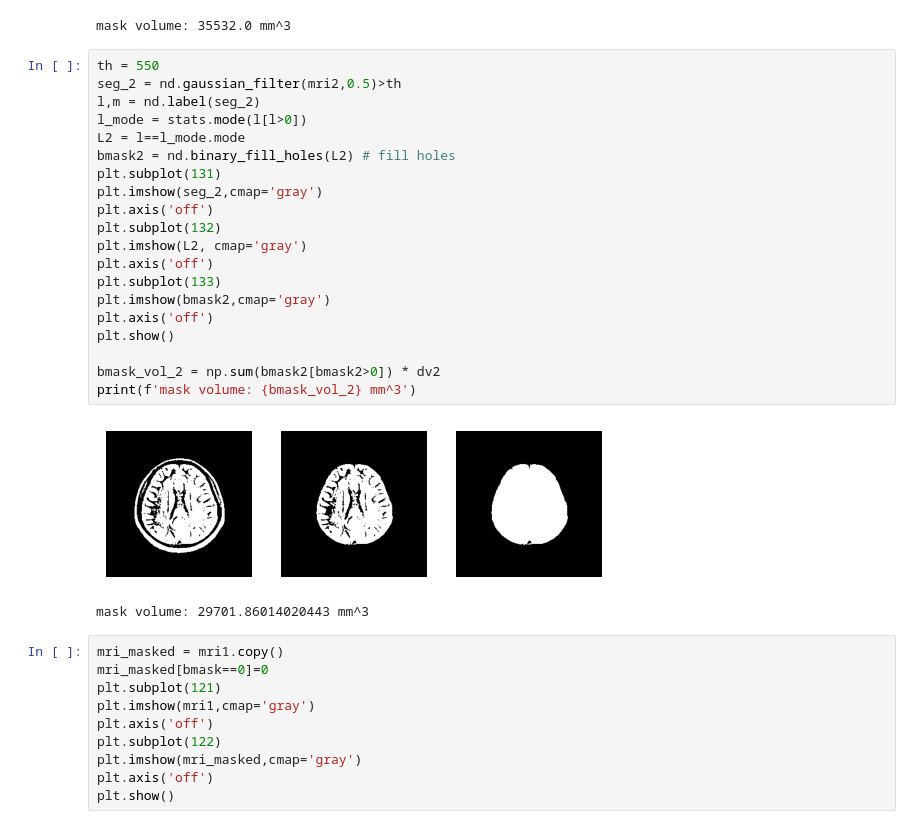
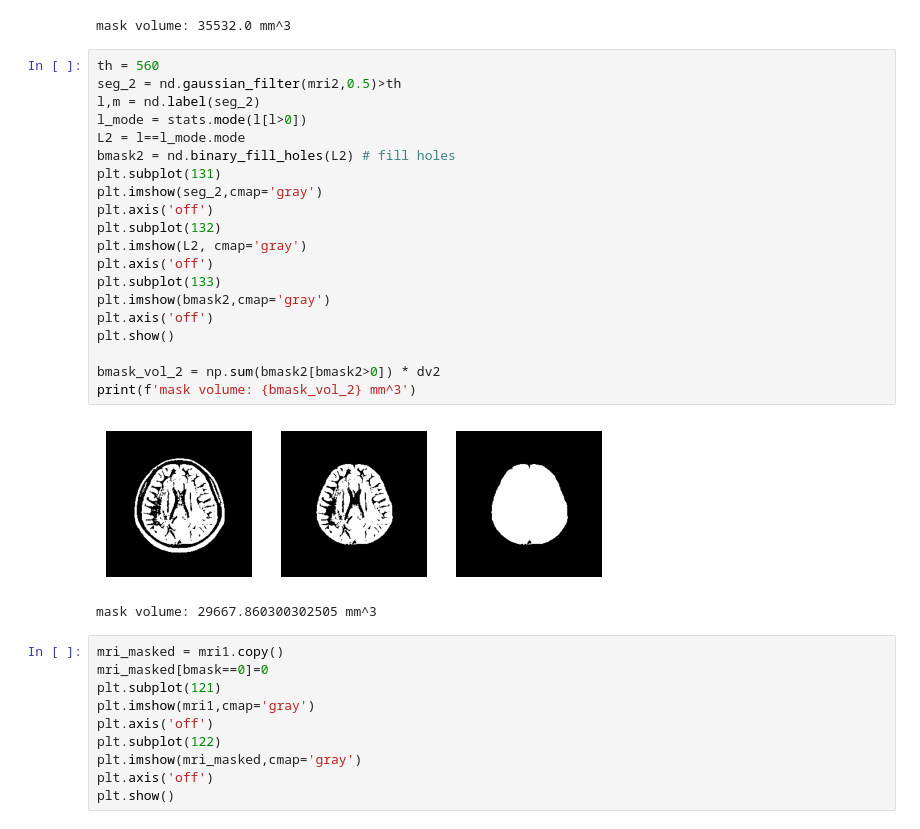
Before and after one commit to changmaaa/MIP_HW, a Jupyter notebook: HW5/HW5_201902332_유창민.ipynb, the cells around one changed output. Cells and saved outputs as stored; diff of their text form.

```diff
--- a/HW5/HW5_201902332_유창민.ipynb
+++ b/HW5/HW5_201902332_유창민.ipynb
@@ -66,28 +66,28 @@ print(f'mask volume: {bmask_vol} mm^3')
 [figure]
 mask volume: 35532.0 mm^3
 # %%
-th = 550
+th = 560
 seg_2 = nd.gaussian_filter(mri2,0.5)>th
 l,m = nd.label(seg_2)
 l_mode = stats.mode(l[l>0])
 L2 = l==l_mode.mode
 bmask2 = nd.binary_fill_holes(L2) # fill holes
 plt.subplot(131)
 plt.imshow(seg_2,cmap='gray')
 plt.axis('off')
 plt.subplot(132)
 plt.imshow(L2, cmap='gray')
 plt.axis('off')
 plt.subplot(133)
 plt.imshow(bmask2,cmap='gray')
 plt.axis('off')
 plt.show()
 
 bmask_vol_2 = np.sum(bmask2[bmask2>0]) * dv2
 print(f'mask volume: {bmask_vol_2} mm^3')
 # %% [output]
-[figure, old version]
+[figure, new version]
-mask volume: 29701.86014020443 mm^3
+mask volume: 29667.860300302505 mm^3
 # %%
 mri_masked = mri1.copy()
 mri_masked[bmask==0]=0
```
Also changed, not shown: parts of 13 cells of this notebook.
